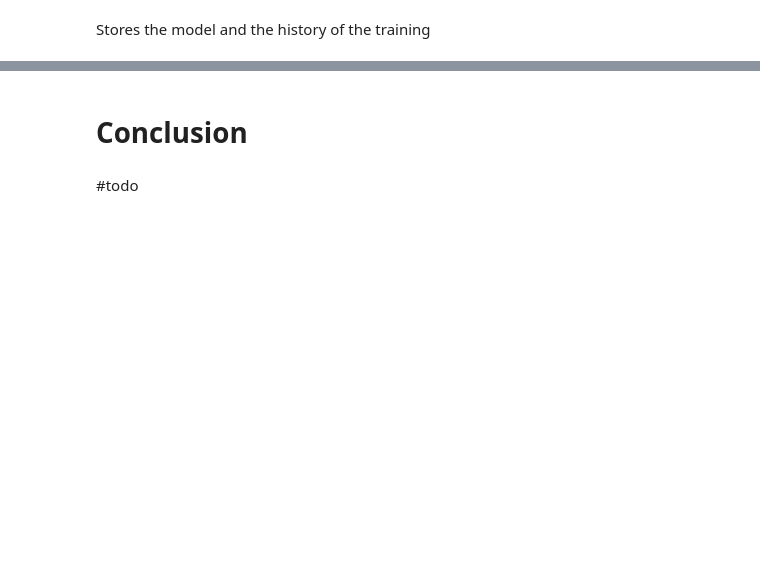
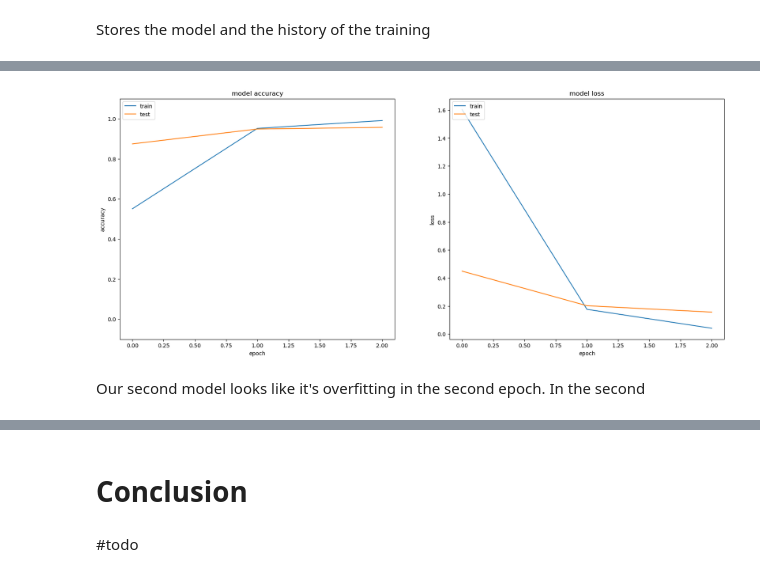
Before and after one commit to alexbejann/frisian-runes-recognition, a Jupyter notebook: MLBD-Assignment2/Part_2_CNN_v2.ipynb, the cells around one changed output, grey strips where cells are left out. Cells and saved outputs as stored; diff of their text form; code cells hidden in the pictures; blank space fills up the shorter version.

```diff
--- a/MLBD-Assignment2/Part_2_CNN_v2.ipynb
+++ b/MLBD-Assignment2/Part_2_CNN_v2.ipynb
@@ -93,0 +238,14 @@ models_and_history = []
+# %%
+model = create_model(layers=[
+    tf.keras.layers.Conv2D(64, kernel_size, activation='relu', padding='same'),
+    tf.keras.layers.MaxPooling2D((2, 2)),
+    tf.keras.layers.Dropout(0.2),
+    tf.keras.layers.Conv2D(64, kernel_size, activation='relu', padding='same'),
+    tf.keras.layers.MaxPooling2D((2, 2)),
+    tf.keras.layers.Dropout(0.2),
+])
+history = model.fit(X_train, y_train, epochs=EPOCHS, validation_split=0.2, callbacks=[early_stopping()])
+evaluation_results = model.evaluate(X_test, y_test, batch_size=BATCH_SIZE)
+plot_acc_loss(history)
+models_and_history.append((model, history, evaluation_results))
+# %% [output]
@@ -93,0 +260,3 @@ models_and_history = []
+[figure, added]
+# %% [markdown]
+Our second model looks like it's overfitting in the second epoch. In the second
```
Also changed, not shown: parts of 39 cells of this notebook, 20 other files.
